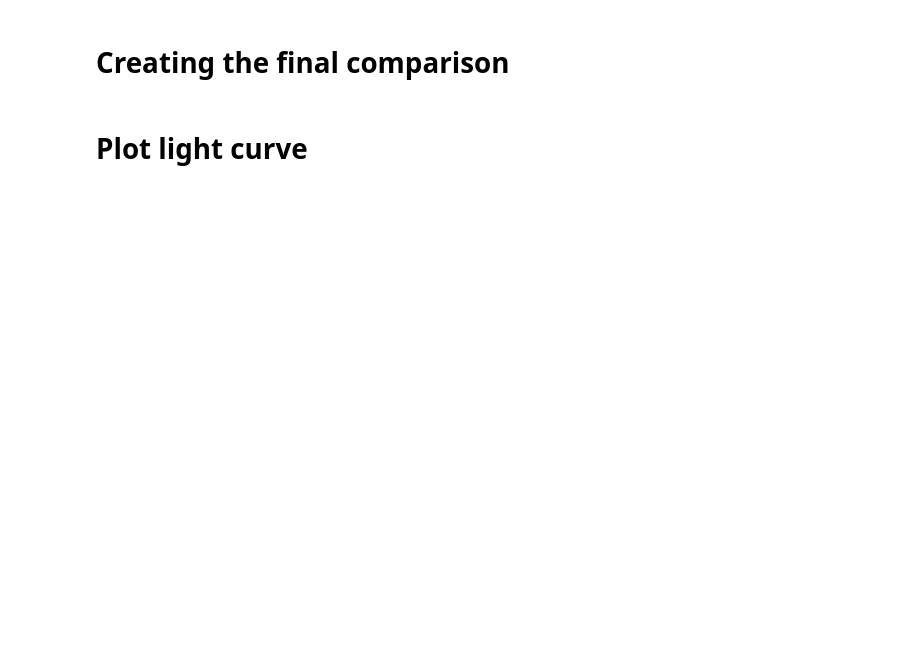
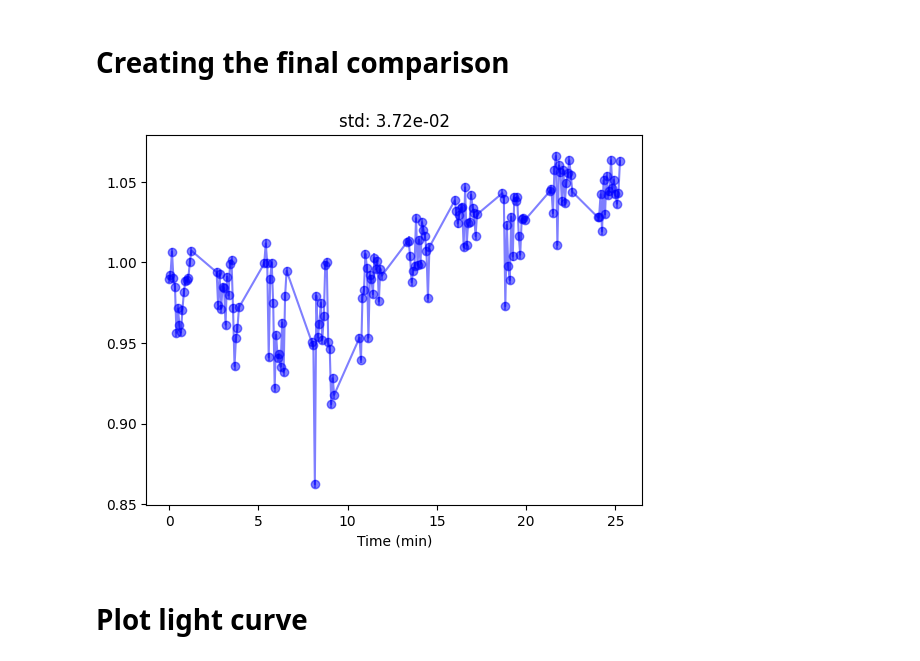
Before and after one commit to DBernardes/Tools-for-the-MOPTOP-pipeline-products, a Jupyter notebook: photometry_extraction.ipynb, the cells around one changed output. Saved outputs shown, nothing was run; the diff lists cells and outputs as text; code cells hidden in the pictures; blank space fills up the shorter version.

```diff
--- a/photometry_extraction.ipynb
+++ b/photometry_extraction.ipynb
@@ -86,8 +83,7 @@ Set MJD-END to 60174.980746 from DATE-END'.  [logger]
 from fits_files import FITS_files_manager
 import collections
 
-csv_file = os.path.join(src_path, "..", "setup", f"objects coordinates.csv")  # TODO
-objects = read_objects_csv(csv_file, camera)
+objects = read_objects_csv(src_path, camera)
 
 star_radius = {"run_num": [], "star_radius": []}
 ffiles = FITS_files_manager(src_path)
@@ -113,9 +127,8 @@ df.to_csv(csv_file, index=False)
 # %% [markdown]
 # Create photometry.csv
 # %%
-csv_file = os.path.join(src_path, "..", "setup", f"objects coordinates.csv")
-objects = read_objects_csv(csv_file, camera)
-objects = objects.loc[objects["name"] == "candidate1"]
+objects = read_objects_csv(src_path, camera)
+# objects = objects.loc[objects["name"] == "candidate1"]
 
 
 objects_photometry = {}
@@ -154,7 +167,6 @@ for file in image_list:
         # objects[f"ra_cam{camera}"][idx] = _object.ra
         # objects[f"dec_cam{camera}"][idx] = _object.dec
 
-dest_files_path = os.path.join(src_path, "..", "polarimetry")
 for obj_name, obj_info in objects_photometry.items():
     df = pd.DataFrame.from_dict(obj_info)
     csv_file = os.path.join(dest_files_path, f"{obj_name}_cam{camera}.csv")
@@ -223,34 +251,36 @@ plt.show()
 import os
 import numpy as np
 import pandas as pd
 import matplotlib.pyplot as plt
 
 
 def read_comp_csv_files(_list):
     comp, comp_err = [], []
     for idx in _list:
         mjd, tmp, tmp_err = combine_cameras_flux(idx)
         comp.append(tmp)
         comp_err.append(tmp_err)
 
     comp = np.sum(comp, axis=0)
     comp_err = np.sqrt(np.sum(np.square(comp_err), axis=0))
     mjd_start = mjd[0]
     mjd = (mjd - mjd[0]) * 24 * 60
 
     return mjd, comp, comp_err, mjd_start
 
 
-comparisons_list = [1]
+comparisons_list = [3]
 mjd, comp, comp_err, _ = read_comp_csv_files(comparisons_list)
 median = np.median(comp)
 comp /= median
 comp_err /= median
 std = np.std(comp)
 plt.errorbar(mjd, comp, comp_err, fmt="bo-", alpha=0.5)
 plt.title(f"std: {std:.2e}")
 plt.xlabel("Time (min)")
 plt.show()
+# %% [output]
+[figure, added]
 # %% [markdown]
 # Plot light curve
 # %%
```
Also changed, not shown: parts of 9 cells of this notebook, 4 other files.
